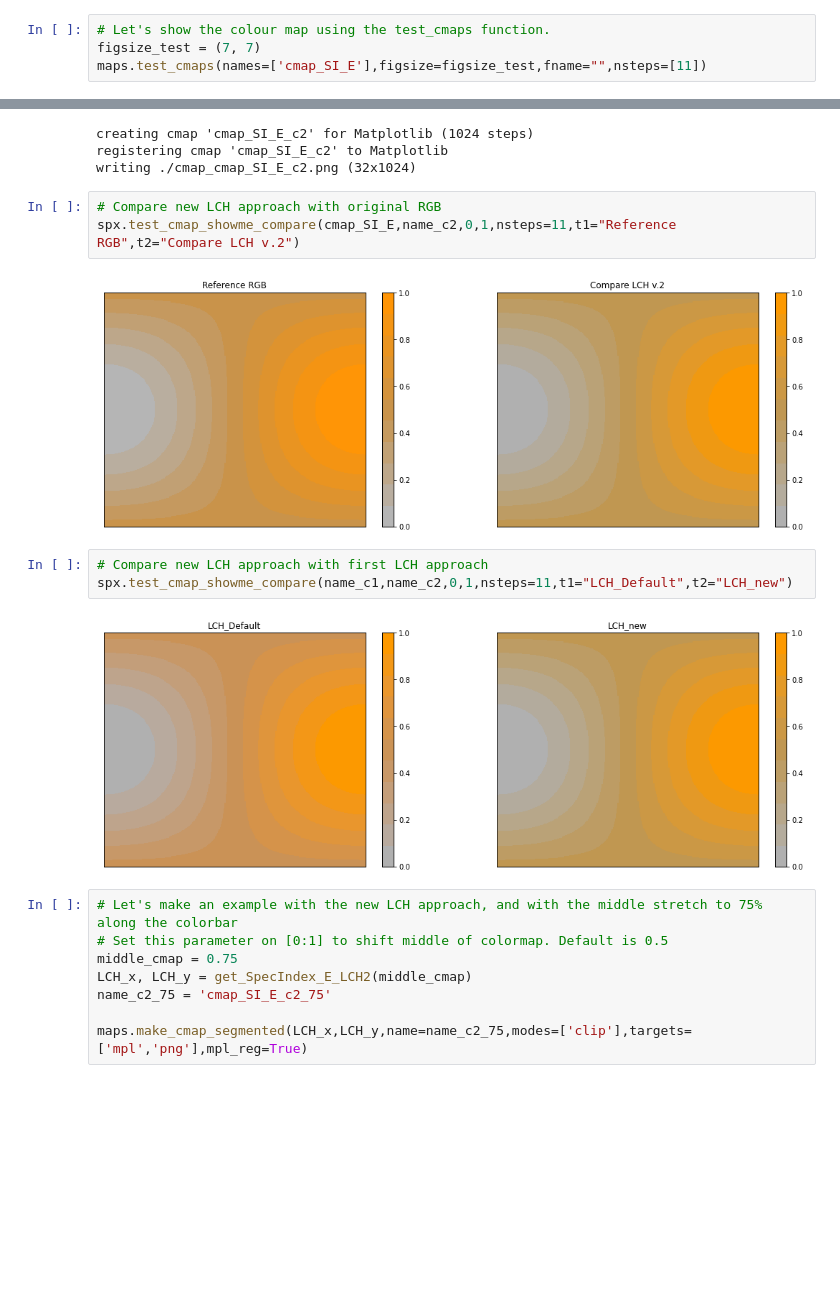
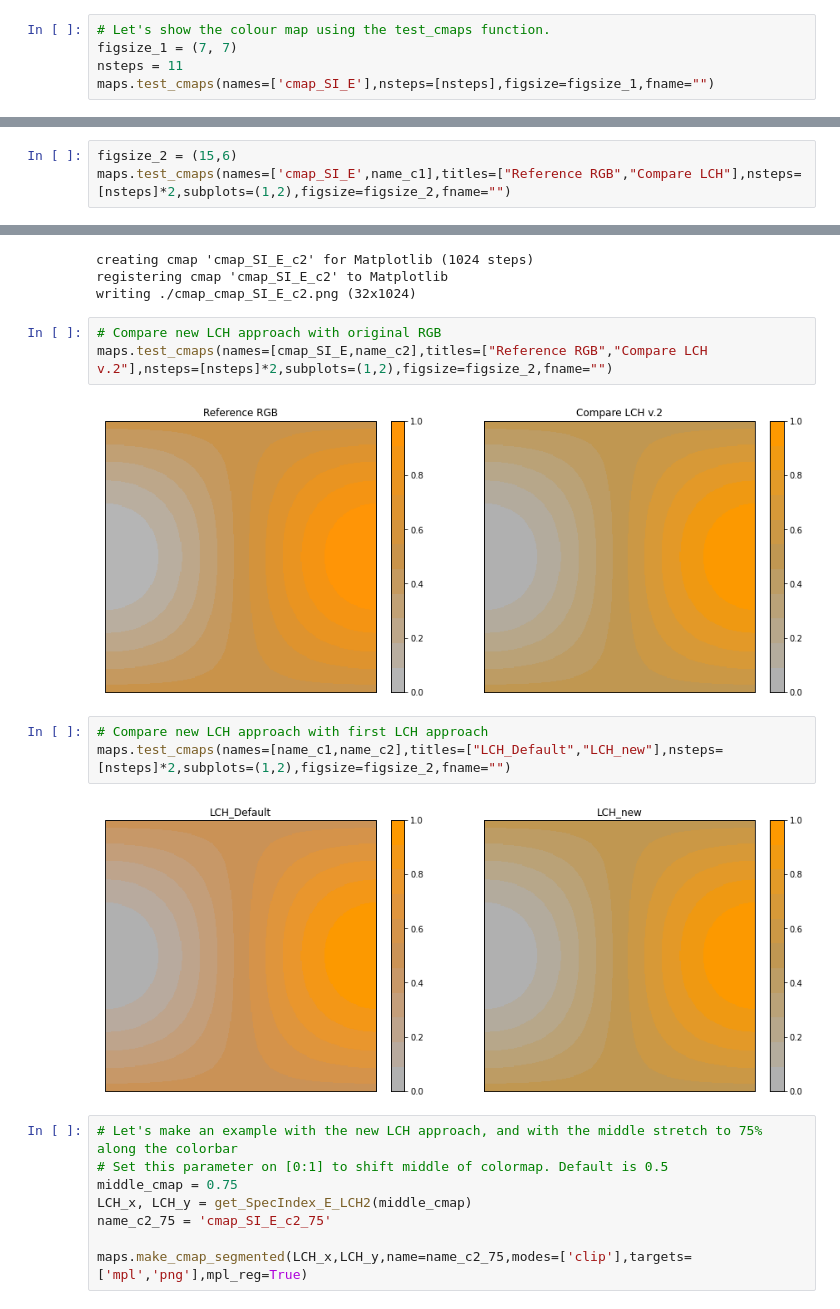
Before and after one commit to mlarichardson/CosmosCanvas, a Jupyter notebook: DebugSpecIndex_Error.ipynb, the cells around one changed output, grey strips where cells are left out. Saved outputs shown, nothing was run; the diff lists cells and outputs as text; blank space fills up the shorter version.

Commit message:
replaced test plot functions by those in colourspace
All the necessary functions for test plots are in colourspace.maps. In particular test_cmaps() can display a grid of plots.

```diff
--- a/DebugSpecIndex_Error.ipynb
+++ b/DebugSpecIndex_Error.ipynb
@@ -41,8 +41,9 @@ loading gamut from /Users/gferrand/simus/colour/colourspace/gamut/Cmax_res10_sRG
 [figure]
 # %%
 # Let's show the colour map using the test_cmaps function.
-figsize_test = (7, 7)
-maps.test_cmaps(names=['cmap_SI_E'],figsize=figsize_test,fname="",nsteps=[11])
+figsize_1 = (7, 7)
+nsteps = 11
+maps.test_cmaps(names=['cmap_SI_E'],nsteps=[nsteps],figsize=figsize_1,fname="")
 # %% [output]
 [figure]
 # %% [markdown]
@@ -103,0 +101,3 @@ spx.test_cmap_showme_compare(cmap_SI_E,name_c1,0,1,nsteps=11,t1="Reference RGB",
+# %%
+figsize_2 = (15,6)
+maps.test_cmaps(names=['cmap_SI_E',name_c1],titles=["Reference RGB","Compare LCH"],nsteps=[nsteps]*2,subplots=(1,2),figsize=figsize_2,fname="")
@@ -158,14 +160,14 @@ registering cmap 'cmap_SI_E_c2' to Matplotlib
 writing ./cmap_cmap_SI_E_c2.png (32x1024)
 # %%
 # Compare new LCH approach with original RGB
-spx.test_cmap_showme_compare(cmap_SI_E,name_c2,0,1,nsteps=11,t1="Reference RGB",t2="Compare LCH v.2")
+maps.test_cmaps(names=[cmap_SI_E,name_c2],titles=["Reference RGB","Compare LCH v.2"],nsteps=[nsteps]*2,subplots=(1,2),figsize=figsize_2,fname="")
 # %% [output]
-[figure, old version]
+[figure, new version]
 # %%
 # Compare new LCH approach with first LCH approach
-spx.test_cmap_showme_compare(name_c1,name_c2,0,1,nsteps=11,t1="LCH_Default",t2="LCH_new")
+maps.test_cmaps(names=[name_c1,name_c2],titles=["LCH_Default","LCH_new"],nsteps=[nsteps]*2,subplots=(1,2),figsize=figsize_2,fname="")
 # %% [output]
-[figure, old version]
+[figure, new version]
 # %%
 # Let's make an example with the new LCH approach, and with the middle stretch to 75% along the colorbar
 # Set this parameter on [0:1] to shift middle of colormap. Default is 0.5
```
Also changed, not shown: parts of 6 cells of this notebook, 3 other files.
